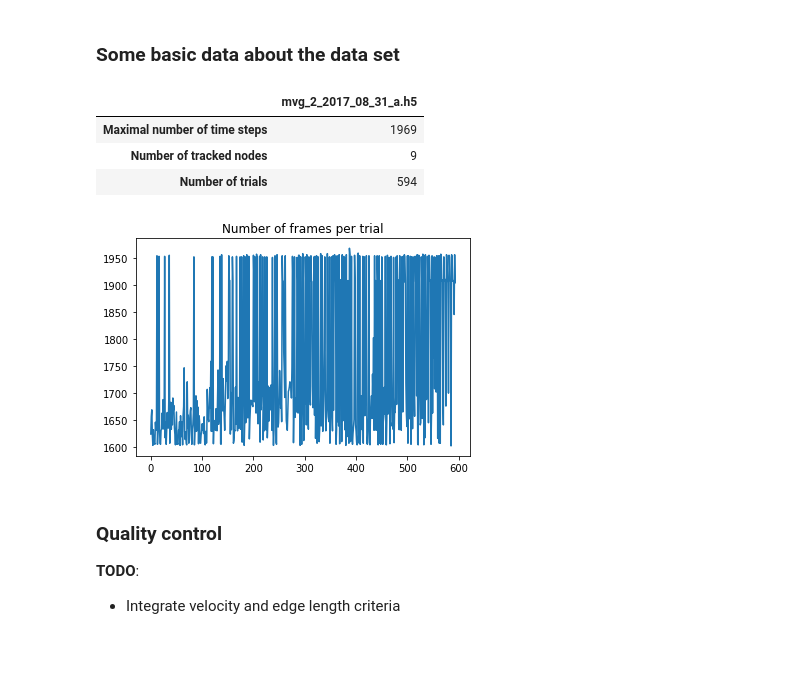
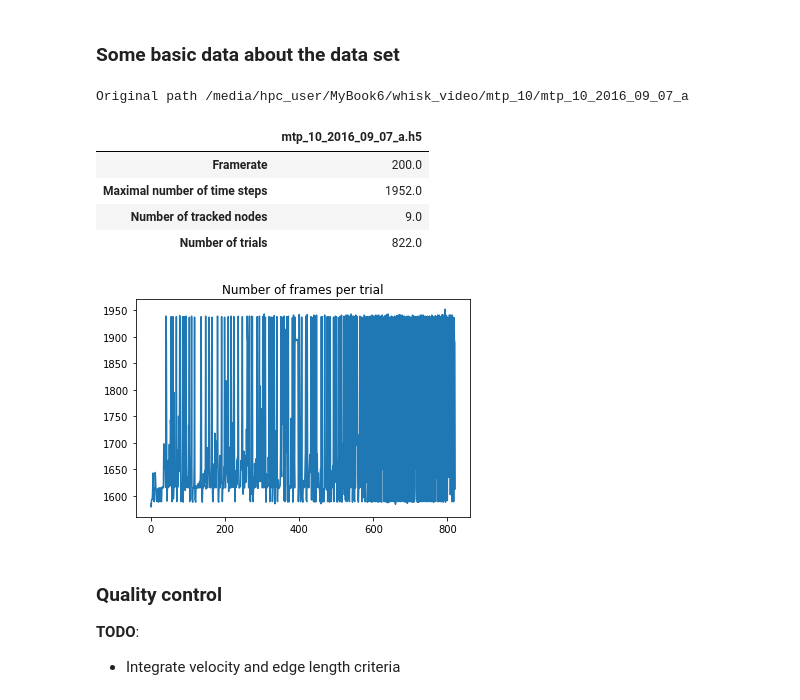
Before and after one commit to Lippolis96/dlc-scripts, a Jupyter notebook: scripts/dlc-postprocess-multitrial.ipynb, the cells around one changed output. Saved outputs shown, nothing was run; the diff lists cells and outputs as text; code cells hidden in the pictures; blank space fills up the shorter version.

```diff
--- a/scripts/dlc-postprocess-multitrial.ipynb
+++ b/scripts/dlc-postprocess-multitrial.ipynb
@@ -80,26 +91,33 @@ with open(param["TMP_FNAME"]) as json_file:
 # %%
 dlc_h5_file = h5py.File(param["H5_FNAME"], "r")
 NODE_NAMES = np.array(dlc_h5_file['NODE_NAMES'])
 N_TIMES_MAX, N_NODES, N_TRIALS = dlc_h5_file['X'].shape
+FPS = float(np.array(dlc_h5_file['FPS']))
+VID_PATH = np.string_(dlc_h5_file.attrs['VID_PATH']).decode()
+timesArr = np.arange(N_TIMES_MAX) / FPS
 
+print("Original path", VID_PATH)
 display(pd.DataFrame({
+    "Framerate"                    : FPS,
     "Maximal number of time steps" : N_TIMES_MAX,
     "Number of tracked nodes"      : N_NODES,
     "Number of trials"             : N_TRIALS
 }, index=(os.path.basename(param["H5_FNAME"]),)).T)
 
 # Determine video length
 N_TIMES_BY_TRIAL = np.sum(1 - np.isnan(dlc_h5_file['X'][:, 0, :]), axis=0)
 plt.figure()
 plt.title("Number of frames per trial")
 plt.plot(N_TIMES_BY_TRIAL)
 plt.show()
 # %% [output]
+Original path /media/hpc_user/MyBook6/whisk_video/mtp_10/mtp_10_2016_09_07_a
-|  | mvg_2_2017_08_31_a.h5 |
-| Maximal number of time steps | 1969 |
-| Number of tracked nodes | 9 |
-| Number of trials | 594 |
+|  | mtp_10_2016_09_07_a.h5 |
+| Framerate | 200.0 |
+| Maximal number of time steps | 1952.0 |
+| Number of tracked nodes | 9.0 |
+| Number of trials | 822.0 |
-[figure, old version]
+[figure, new version]
 # %% [markdown]
 ### Quality control
 
```
Also changed, not shown: parts of 5 cells of this notebook, 4 other files.
